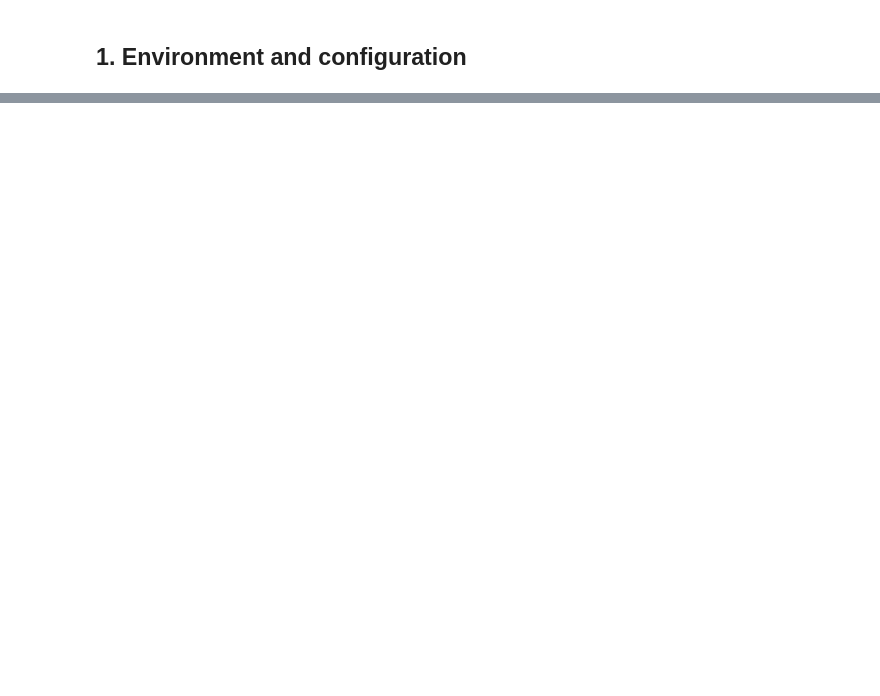
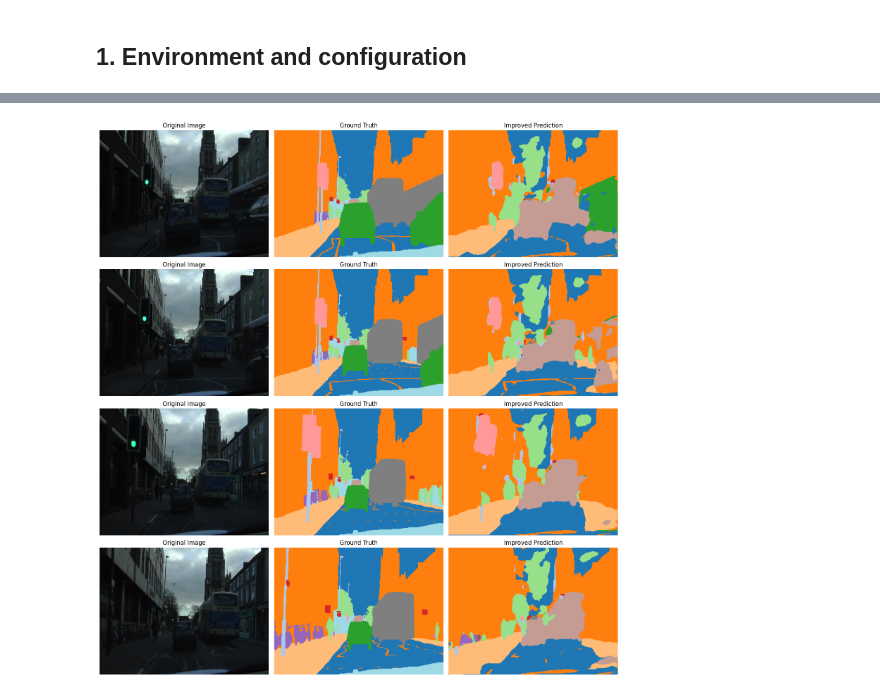
Before and after one commit to saravana-selvaraj-tech/AAI-521-Project, a Jupyter notebook: notebooks/06_improved_segmentation_unet_resnet18.ipynb, the cells around one changed output, grey strips where cells are left out. Cells and saved outputs as stored; diff of their text form; code cells hidden in the pictures; blank space fills up the shorter version.

```diff
--- a/notebooks/06_improved_segmentation_unet_resnet18.ipynb
+++ b/notebooks/06_improved_segmentation_unet_resnet18.ipynb
@@ -127,0 +1894,52 @@ print("Class mapping validation passed.")
+# %%
+#Visualize improve prediction
+images, masks = next(iter(test_loader))
+
+model.eval()
+
+with torch.no_grad():
+
+    logits = model(
+        images.to(DEVICE)
+    )
+
+    predictions = torch.argmax(
+        logits,
+        dim=1
+    ).cpu()
+
+fig, axes = plt.subplots(4, 3, figsize=(15, 16))
+
+for i in range(4):
+
+    axes[i, 0].imshow(
+        denormalize_image(images[i])
+    )
+
+    axes[i, 0].set_title("Original Image")
+
+    axes[i, 1].imshow(
+        masks[i].numpy(),
+        cmap="tab20",
+        vmin=0,
+        vmax=28
+    )
+
+    axes[i, 1].set_title("Ground Truth")
+
+    axes[i, 2].imshow(
+        predictions[i].numpy(),
+        cmap="tab20",
+        vmin=0,
+        vmax=28
+    )
+
+    axes[i, 2].set_title("Improved Prediction")
+
+    for ax in axes[i]:
+        ax.axis("off")
+
+plt.tight_layout()
+plt.show()
+# %% [output]
+[figure, added]
```
Also changed, not shown: parts of 52 cells of this notebook, 6 other files.
